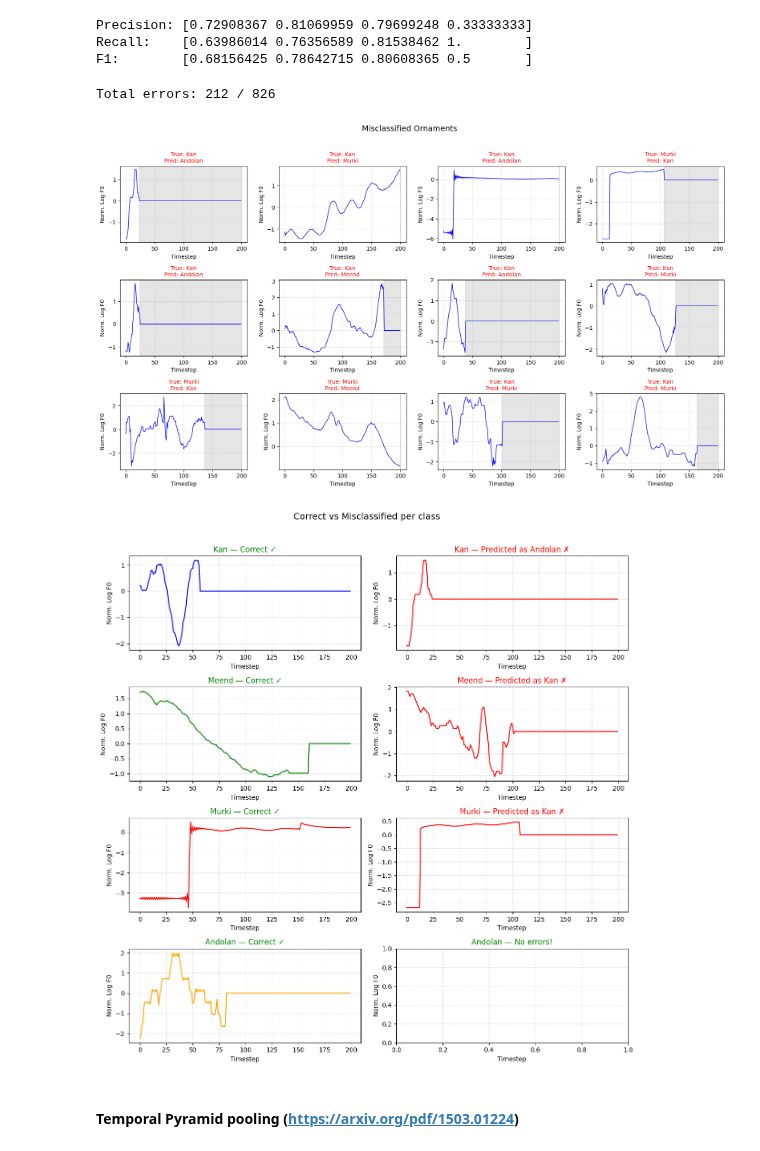
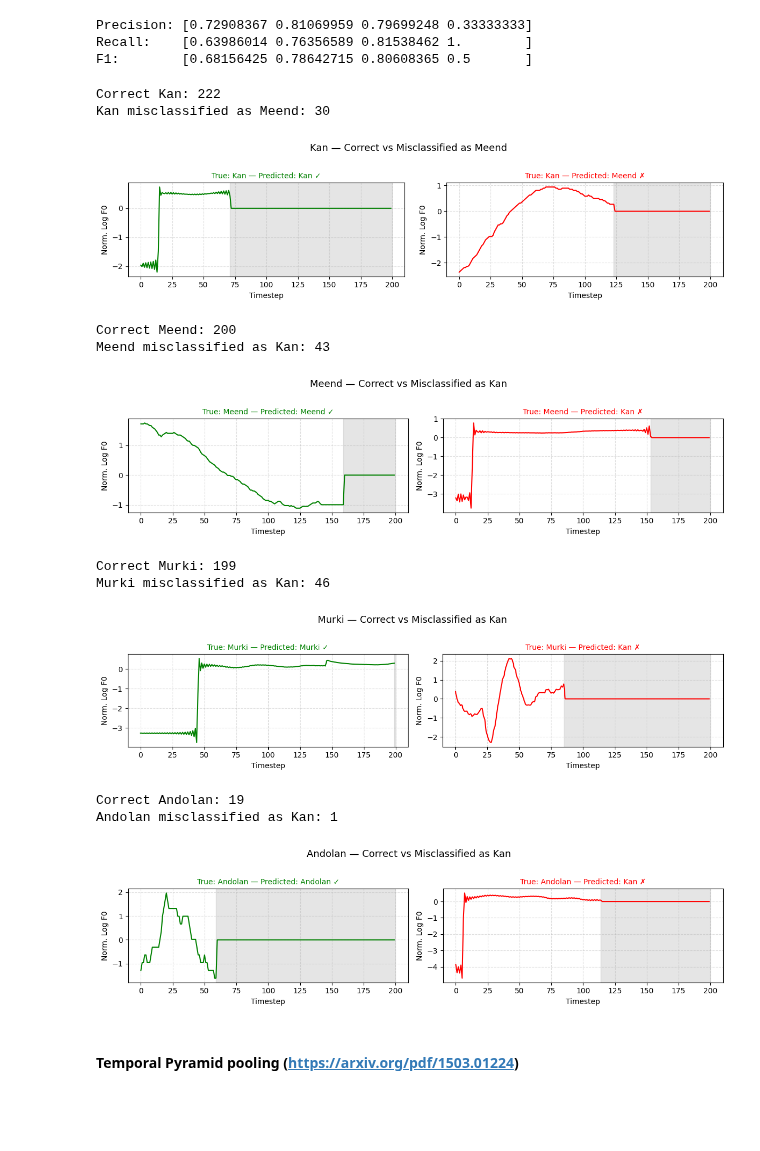
Before and after one commit to Sangarshanan/hindustani-ornamentation-classification, a Jupyter notebook: notebooks/TCN_Final.ipynb, the cells around one changed output. Drawn from its saved outputs; the diff is of its cells as text; code cells hidden in the pictures; blank space fills up the shorter version.

```diff
--- a/notebooks/TCN_Final.ipynb
+++ b/notebooks/TCN_Final.ipynb
@@ -743,16 +750,29 @@ Macro avg  | Precision: 0.668 | Recall: 0.805 | F1: 0.694
 Precision: [0.72908367 0.81069959 0.79699248 0.33333333]
 Recall:    [0.63986014 0.76356589 0.81538462 1.        ]
 F1:        [0.68156425 0.78642715 0.80608365 0.5       ]
-# %%
-# All misclassified examples
-visualize_errors(model, test_loader, segments, label_map)
-
-# One correct vs one wrong per class
-visualize_correct_vs_errors(model, test_loader, label_map)
-# %% [output]
-Total errors: 212 / 826
-[figure, removed]
-[figure, removed]
+# %%
+# Show all Meend predicted as Andolan
+visualize_class_errors(model, test_loader, label_map, true_class="Kan", pred_class="Meend",max_plots=1)
+
+# Or any other combination
+visualize_class_errors(model, test_loader, label_map, true_class="Meend", pred_class="Kan", max_plots=1)
+
+visualize_class_errors(model, test_loader, label_map, true_class="Murki", pred_class="Kan", max_plots=1)
+
+visualize_class_errors(model, test_loader, label_map, true_class="Andolan", pred_class="Kan", max_plots=1)
+# %% [output]
+Correct Kan: 222
+Kan misclassified as Meend: 30
+[figure, added]
+Correct Meend: 200
+Meend misclassified as Kan: 43
+[figure, added]
+Correct Murki: 199
+Murki misclassified as Kan: 46
+[figure, added]
+Correct Andolan: 19
+Andolan misclassified as Kan: 1
+[figure, added]
 # %% [markdown]
 #### Temporal Pyramid pooling (https://arxiv.org/pdf/1503.01224)
 # %%
```
Also changed, not shown: parts of 17 cells of this notebook.
